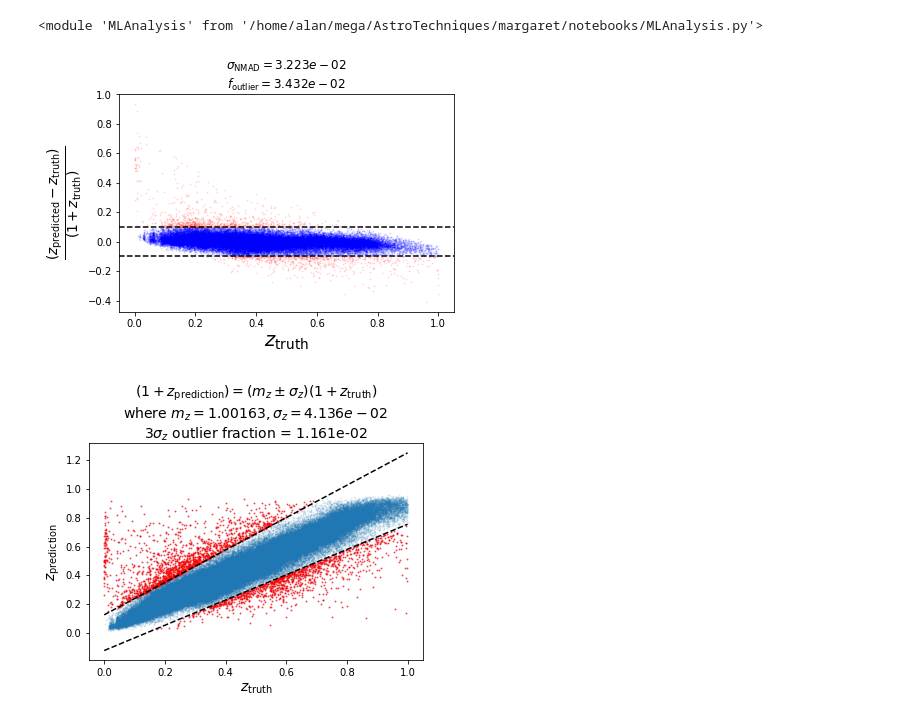
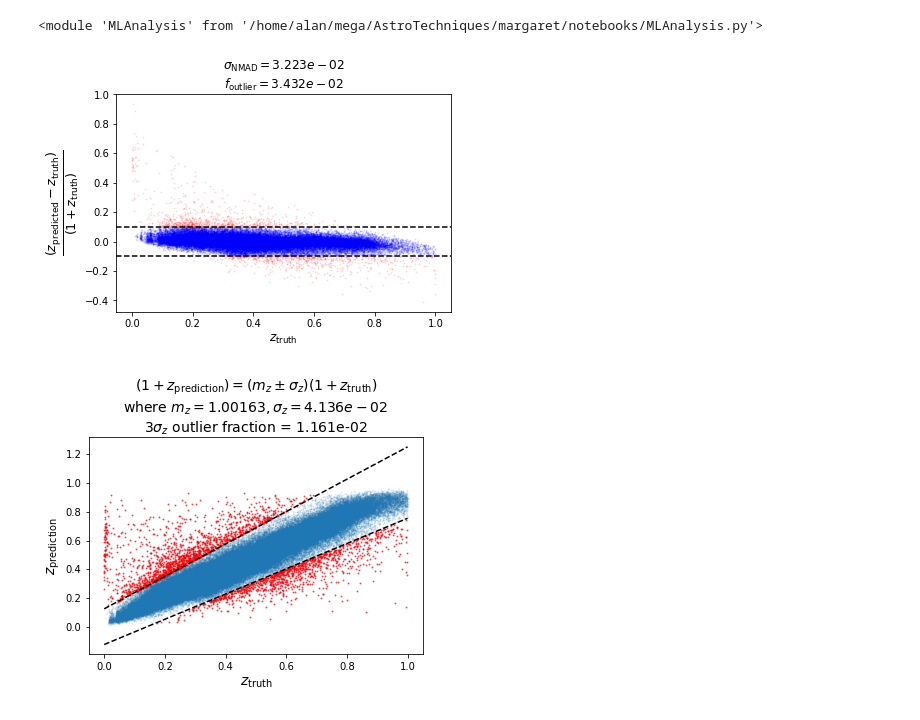
Before and after one commit to AlanPearl/margaret, a Jupyter notebook: notebooks/RedshiftAnalysis.ipynb, the cells around one changed output. Saved outputs shown, nothing was run; the diff lists cells and outputs as text; code cells hidden in the pictures.

Commit message:
Fontsize argument fix

```diff
--- a/notebooks/RedshiftAnalysis.ipynb
+++ b/notebooks/RedshiftAnalysis.ipynb
@@ -44,14 +44,14 @@ reload(MLA)
 # %%
 f = lambda z: z + 1  # optional
 analysis = MLA.RegressionAnalyzer(prediction, truth, scale_as=f)
 
 target_label = "z"  # optional
 f_label = lambda target: f"(1 + {target})"  # optional
 analysis.plot_residuals(target_label=target_label, f_label=f_label,
-                        outlier_sigmas=3, spread_estimator="nmad", fontsize=14*1.4)
+                        outlier_sigmas=3, spread_estimator="nmad", fontsize=14*1./1.5)
 plt.show()
 # %% [output]
-[figure, old version]
+[figure, new version]
 # %%
 z_predict_rf, z_true_rf = random_forest(input_names, target_name)
 # %%
```
Also changed, not shown: 1 other file.
